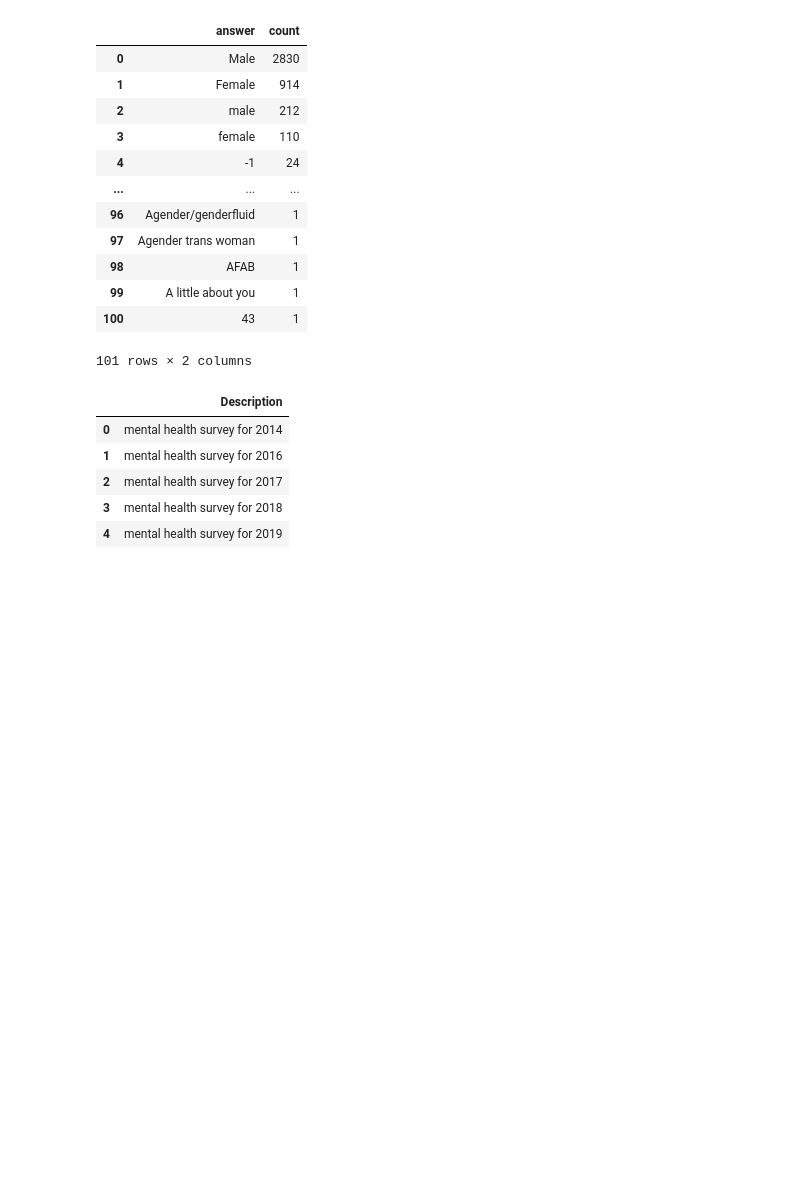
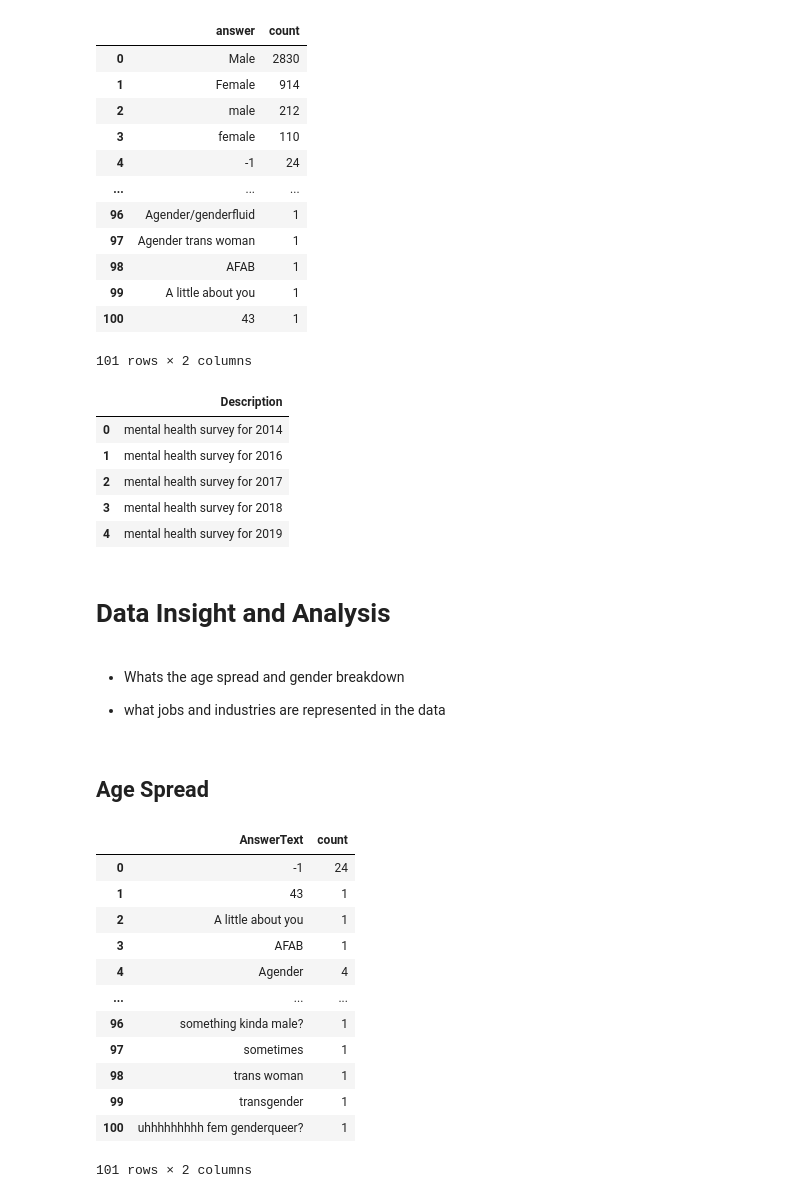
Before and after one commit to Djohnson1313/mental_health_sql, a Jupyter notebook: mental_health_analysis.ipynb, the cells around one changed output. Cells and saved outputs as stored; diff of their text form; code cells hidden in the pictures; blank space fills up the shorter version.

```diff
--- a/mental_health_analysis.ipynb
+++ b/mental_health_analysis.ipynb
@@ -113,3 +172,34 @@ from survey
 | 2 | mental health survey for 2017 |
 | 3 | mental health survey for 2018 |
 | 4 | mental health survey for 2019 |
+# %% [markdown]
+# Data Insight and Analysis
+# %% [markdown]
+- Whats the age spread and gender breakdown
+
+- what jobs and industries are represented in the data
+# %% [markdown]
+## Age Spread
+# %%
+pd.read_sql('''
+select answertext, count(answertext) as count
+from Question as q
+left join Answer as a
+on q.questionid = a.questionid
+where questiontext = 'What is your gender?'
+group by answertext
+''', conn)
+# %% [output]
+|  | AnswerText | count |
+| 0 | -1 | 24 |
+| 1 | 43 | 1 |
+| 2 | A little about you | 1 |
+| 3 | AFAB | 1 |
+| 4 | Agender | 4 |
+| ... | ... | ... |
+| 96 | something kinda male? | 1 |
+| 97 | sometimes | 1 |
+| 98 | trans woman | 1 |
+| 99 | transgender | 1 |
+| 100 | uhhhhhhhhh fem genderqueer? | 1 |
+101 rows × 2 columns
```
Also changed, not shown: parts of 17 cells of this notebook.
